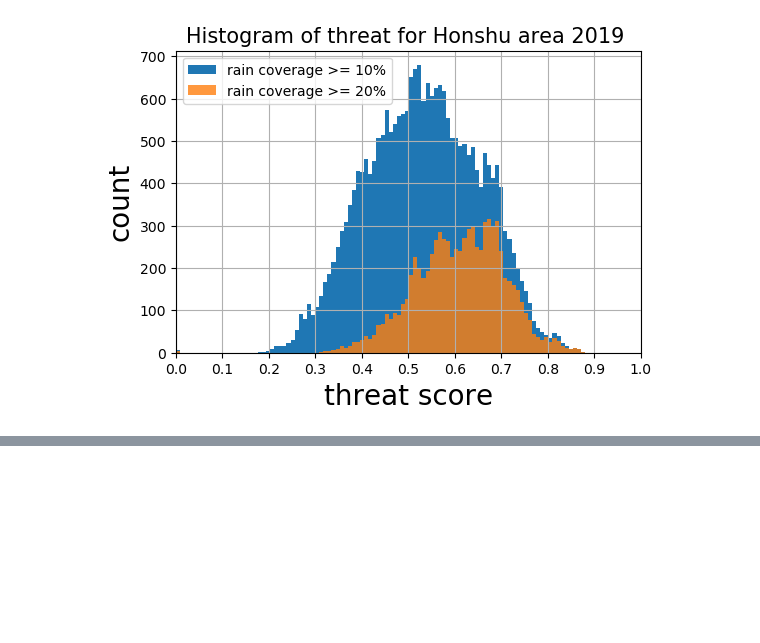
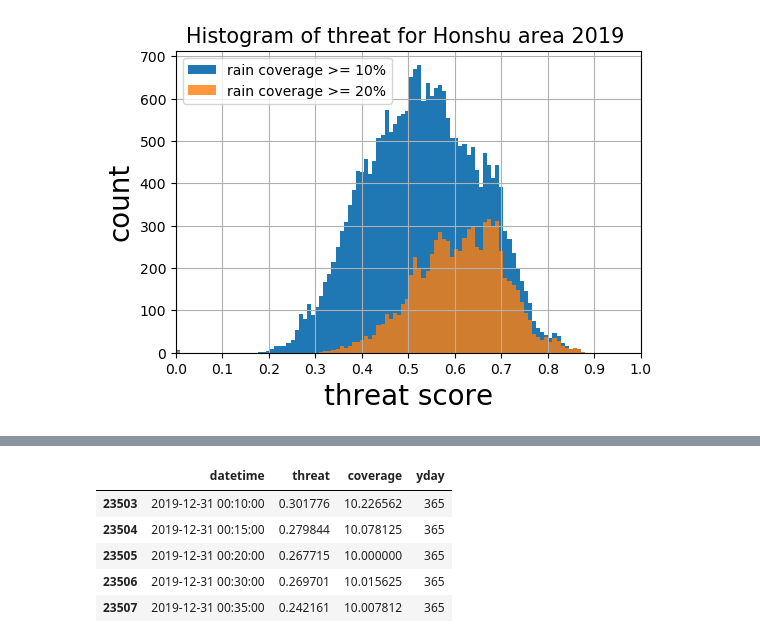
Before and after one commit to Yuchaowni/rainymotion, a Jupyter notebook: docs/notebooks/rainymotion_1hour_oneYear_and_stats.ipynb, the cells around one changed output, grey strips where cells are left out. Saved outputs shown, nothing was run; the diff lists cells and outputs as text; code cells hidden in the pictures; blank space fills up the shorter version.

```diff
--- a/docs/notebooks/rainymotion_1hour_oneYear_and_stats.ipynb
+++ b/docs/notebooks/rainymotion_1hour_oneYear_and_stats.ipynb
@@ -150,0 +179,9 @@ plt.show()
+# %%
+data.tail()
+# %% [output]
+|  | datetime | threat | coverage | yday |
+| 23503 | 2019-12-31 00:10:00 | 0.301776 | 10.226562 | 365 |
+| 23504 | 2019-12-31 00:15:00 | 0.279844 | 10.078125 | 365 |
+| 23505 | 2019-12-31 00:20:00 | 0.267715 | 10.000000 | 365 |
+| 23506 | 2019-12-31 00:30:00 | 0.269701 | 10.015625 | 365 |
+| 23507 | 2019-12-31 00:35:00 | 0.242161 | 10.007812 | 365 |
```
Also changed, not shown: parts of 8 cells of this notebook, 10 other files.
